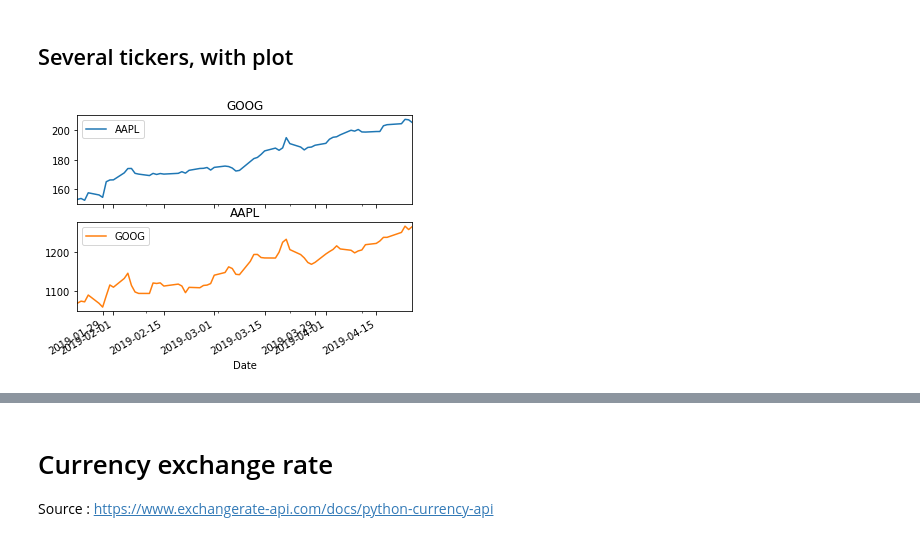
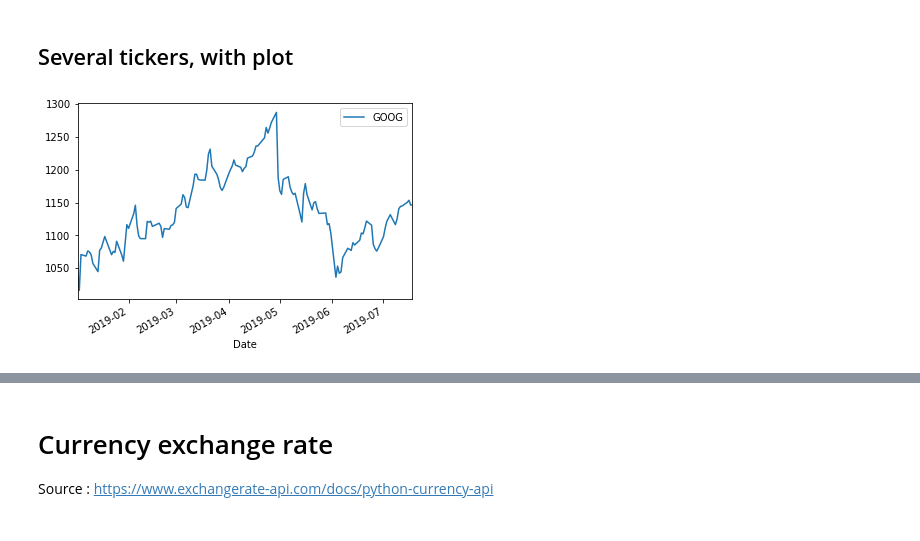
Before and after one commit to jbraure/Python_for_Finance, a Jupyter notebook: Python for Finance.ipynb, the cells around one changed output, grey strips where cells are left out. Saved outputs shown, nothing was run; the diff lists cells and outputs as text; code cells hidden in the pictures.

```diff
--- a/Python for Finance.ipynb
+++ b/Python for Finance.ipynb
@@ -58,15 +110,16 @@ stock_data
 # %% [markdown]
 ## Several tickers, with plot
 # %%
-start = date(2019,1,21)
-end = date(2019,4,25)
-tickers = ['GOOG', 'AAPL'] #'BTC-USD'
+start = date(2019,1,1)
+end = date.today()
+#tickers = ['IBCI.MI', 'IBCI.L', 'ZGLD.SW'] #'BTC-USD' ,
+tickers = ['GOOG'] #'BTC-USD' ,
 data_source = 'yahoo'
 stock_data = DataReader(tickers, data_source, start, end)
 stock_data.tail()
-stock_data['Close'].plot(title=tickers, subplots=True)
+stock_data['Close'].plot(subplots=True)
 plt.show()
 latest = stock_data.tail(1)
 latest
 # %% [output]
-[figure, old version]
+[figure, new version]
```
Also changed, not shown: parts of 13 cells of this notebook.
